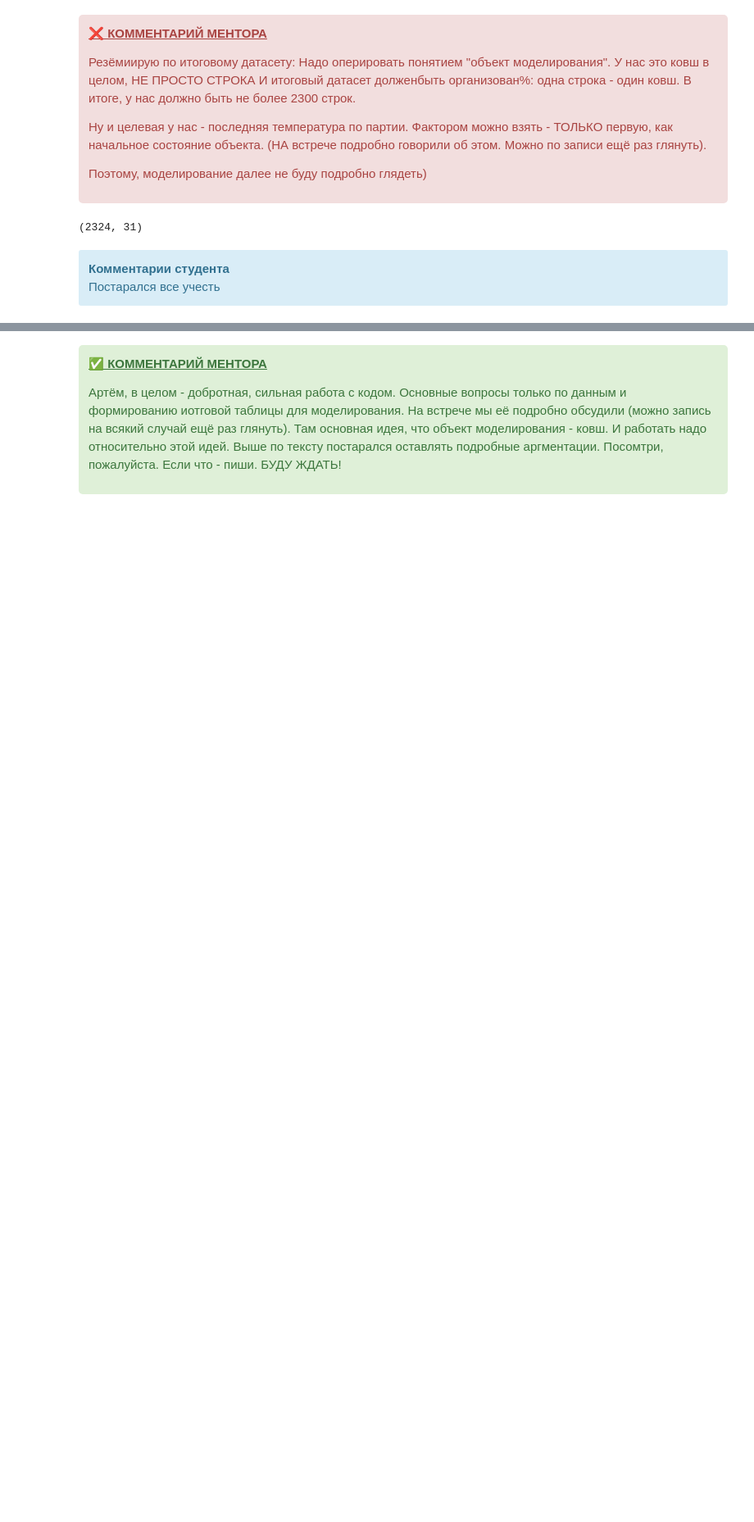
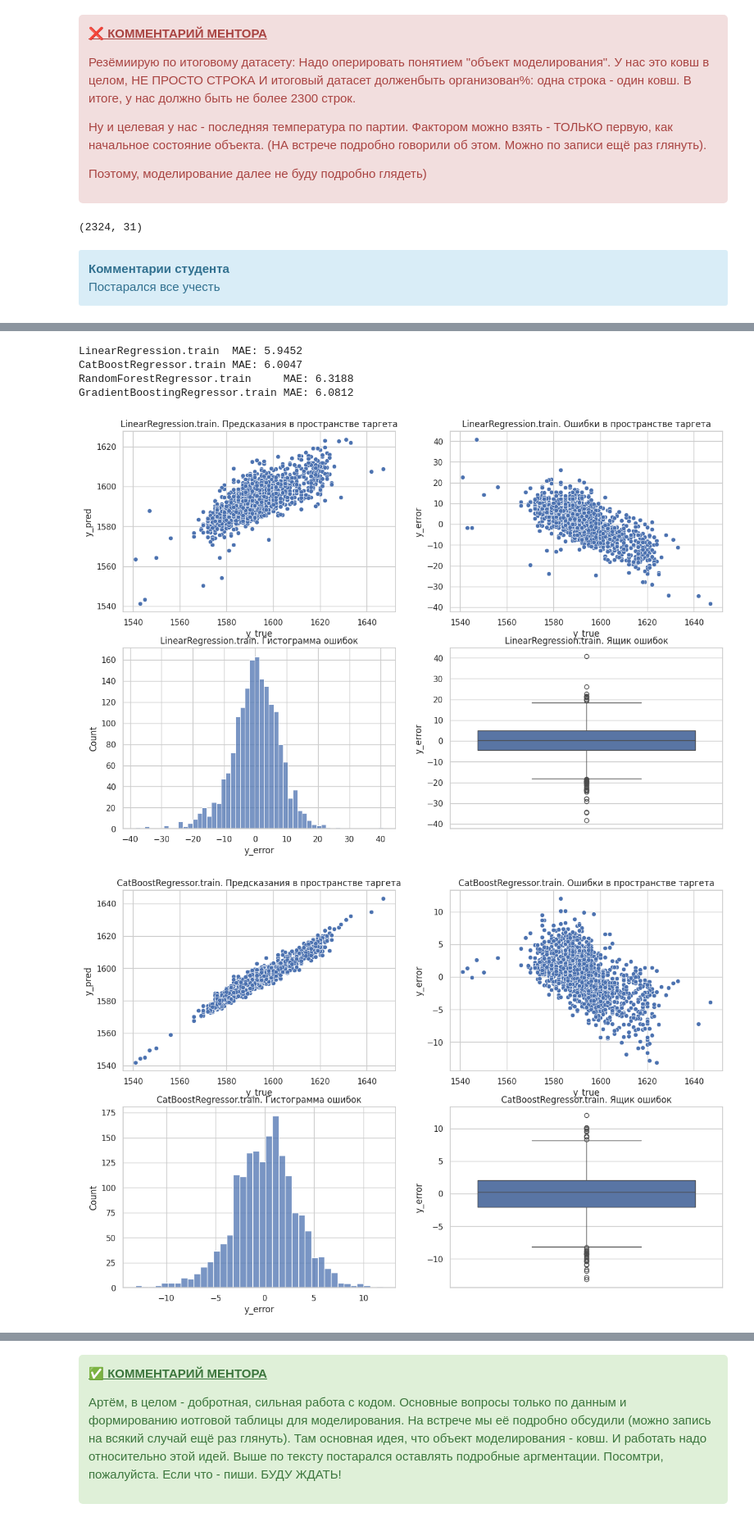
Before and after one commit to wtom76/practicum, a Jupyter notebook: final/0d09d352-9cae-4cc7-85c2-f88ea711ad45.ipynb, the cells around one changed output, grey strips where cells are left out. Shown at 82% size. Drawn from its saved outputs; the diff is of its cells as text; code cells hidden in the pictures; blank space fills up the shorter version.

```diff
--- a/final/0d09d352-9cae-4cc7-85c2-f88ea711ad45.ipynb
+++ b/final/0d09d352-9cae-4cc7-85c2-f88ea711ad45.ipynb
@@ -1364,0 +1362,12 @@ GradientBoostingRegressor.train MAE: 4.6914
+# %%
+learn.explore_train(*learn.linear_regression())
+learn.explore_train(*learn.cat_boost())
+learn.explore_train(*learn.random_forest())
+learn.explore_train(*learn.gradient_boost())
+# %% [output]
+LinearRegression.train  MAE: 5.9452
+CatBoostRegressor.train MAE: 6.0047
+RandomForestRegressor.train     MAE: 6.3188
+GradientBoostingRegressor.train MAE: 6.0812
+[figure, added]
+[figure, added]
```
Also changed, not shown: parts of 66 cells of this notebook.
